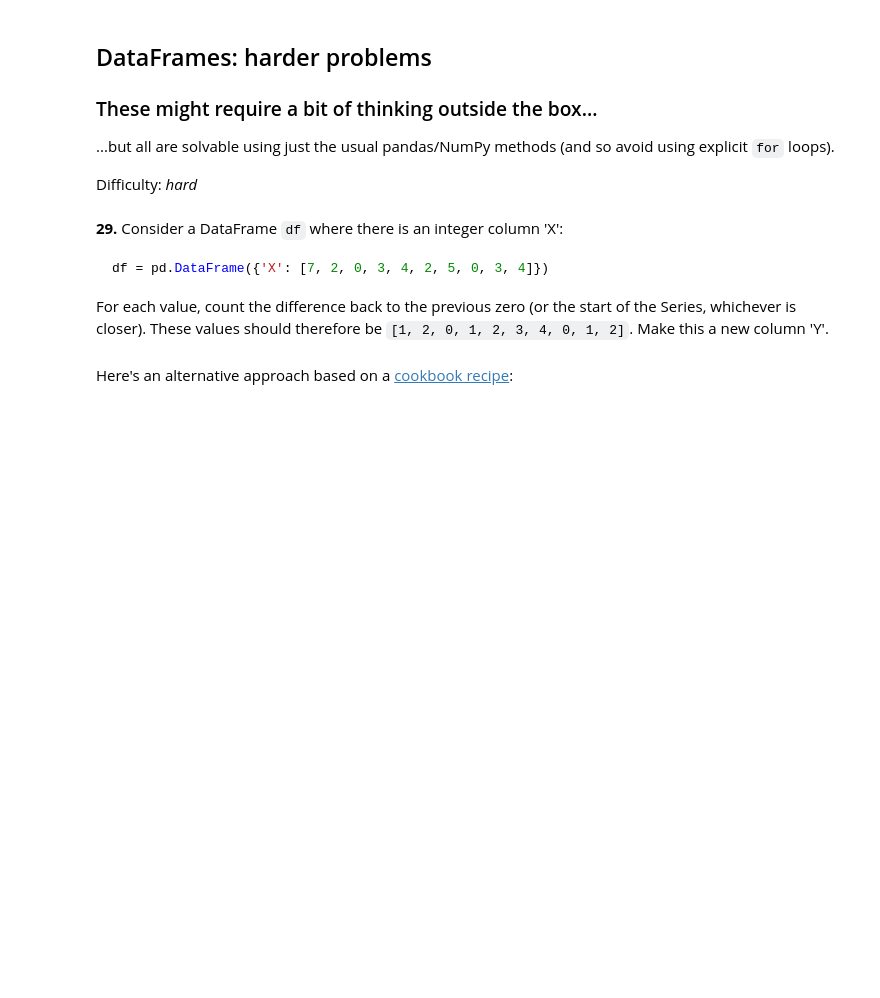
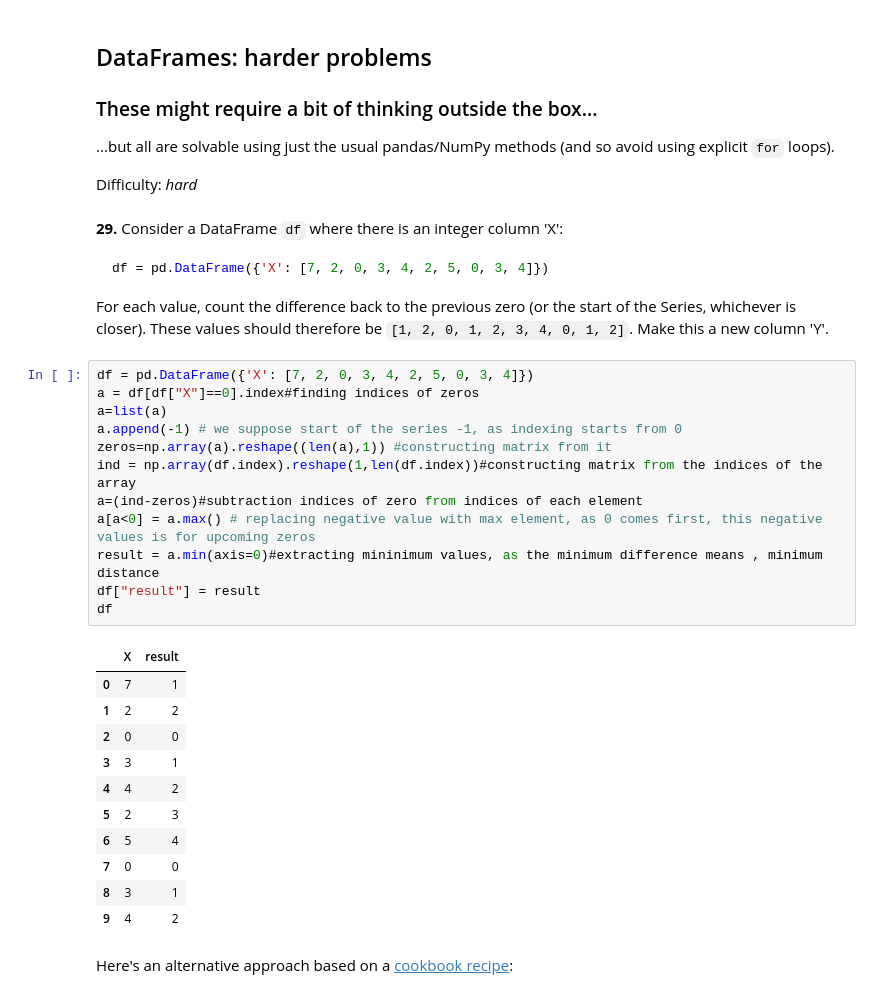
Before and after one commit to S-Alikhonov/AI_ML, a Jupyter notebook: Chapter 1/6. Pandas/100-pandas-puzzles.ipynb, the cells around one changed output. Drawn from its saved outputs; the diff is of its cells as text; blank space fills up the shorter version.

````diff
--- a/Chapter 1/6. Pandas/100-pandas-puzzles.ipynb
+++ b/Chapter 1/6. Pandas/100-pandas-puzzles.ipynb
@@ -456,6 +450,30 @@ Difficulty: *hard*
 df = pd.DataFrame({'X': [7, 2, 0, 3, 4, 2, 5, 0, 3, 4]})
 ```
 For each value, count the difference back to the previous zero (or the start of the Series, whichever is closer). These values should therefore be `[1, 2, 0, 1, 2, 3, 4, 0, 1, 2]`. Make this a new column 'Y'.
+# %%
+df = pd.DataFrame({'X': [7, 2, 0, 3, 4, 2, 5, 0, 3, 4]})
+a = df[df["X"]==0].index#finding indices of zeros
+a=list(a)
+a.append(-1) # we suppose start of the series -1, as indexing starts from 0
+zeros=np.array(a).reshape((len(a),1)) #constructing matrix from it
+ind = np.array(df.index).reshape(1,len(df.index))#constructing matrix from the indices of the array
+a=(ind-zeros)#subtraction indices of zero from indices of each element
+a[a<0] = a.max() # replacing negative value with max element, as 0 comes first, this negative values is for upcoming zeros
+result = a.min(axis=0)#extracting mininimum values, as the minimum difference means , minimum distance
+df["result"] = result
+df
+# %% [output]
+|  | X | result |
+| 0 | 7 | 1 |
+| 1 | 2 | 2 |
+| 2 | 0 | 0 |
+| 3 | 3 | 1 |
+| 4 | 4 | 2 |
+| 5 | 2 | 3 |
+| 6 | 5 | 4 |
+| 7 | 0 | 0 |
+| 8 | 3 | 1 |
+| 9 | 4 | 2 |
 # %% [markdown]
 Here's an alternative approach based on a [cookbook recipe](http://pandas.pydata.org/pandas-docs/stable/cookbook.html#grouping):
 # %% [markdown]
````
Also changed, not shown: parts of 15 cells of this notebook.
